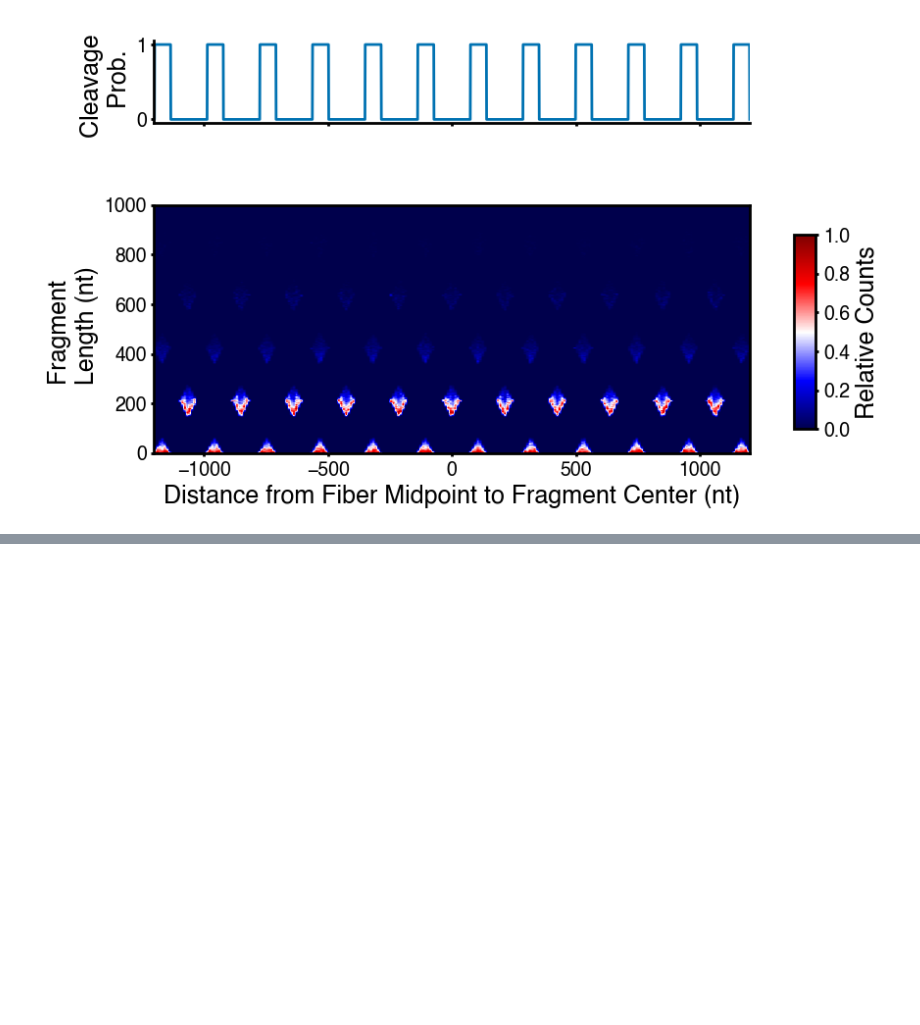
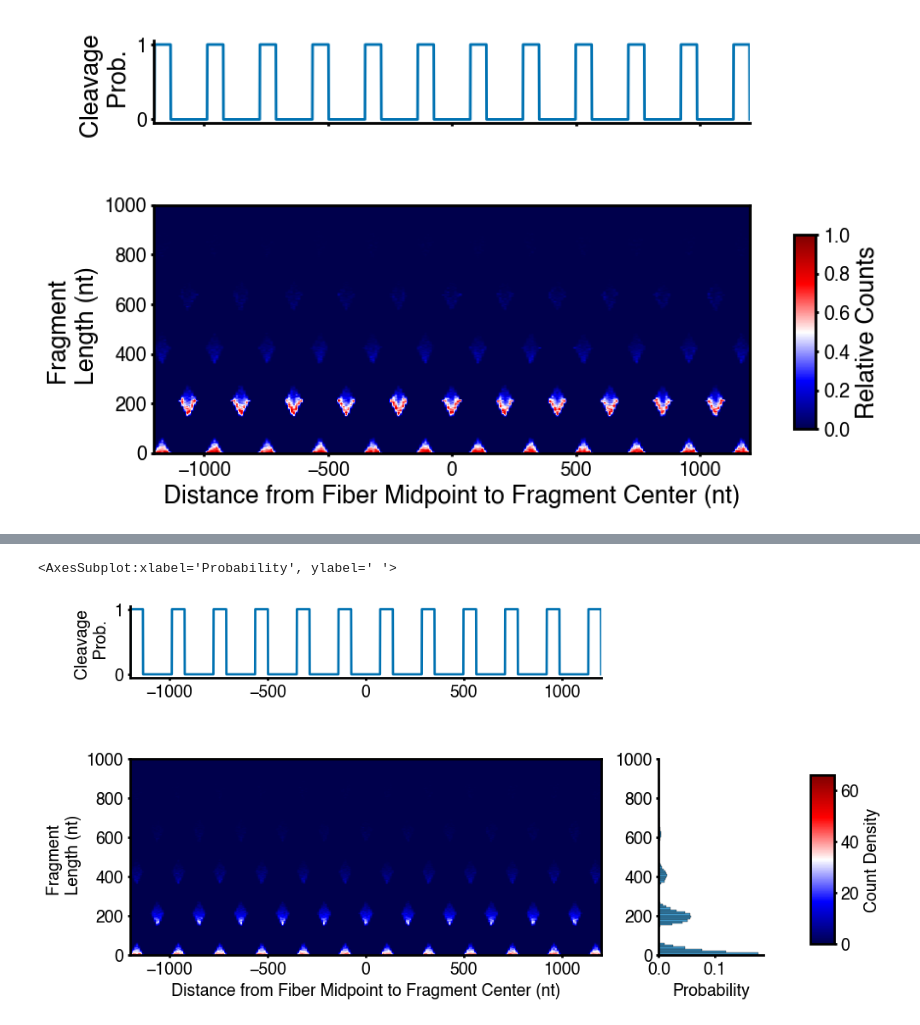
Before and after one commit to arianabrenner/fragments_from_footprinting, a Jupyter notebook: implement_fragments_from_footprinting.ipynb, the cells around one changed output, grey strips where cells are left out. Saved outputs shown, nothing was run; the diff lists cells and outputs as text; code cells hidden in the pictures; blank space fills up the shorter version.

```diff
--- a/implement_fragments_from_footprinting.ipynb
+++ b/implement_fragments_from_footprinting.ipynb
@@ -42,5 +18,6 @@ plt.hist(fraglens, bins = 100)
 min_range = -1200
 max_range = 1200
 midpt_bin_width = 10.
+max_frag = 1000
 bin_boundaries = list(np.linspace(min_range,max_range, 1+int((max_range-min_range)/midpt_bin_width)))
 bin_labels = bin_boundaries[:-1]
@@ -274,8 +23,0 @@ int(7.)/2.
-# %%
-min_range = -1200
-max_range = 1200
-min_y_range = 0.#50.
-max_y_range = 1000.
-matrix = np.load('vplot_arr.npy')
-mat_to_plot = np.flip(vp_data.T)
-im = plt.imshow(mat_to_plot, cmap='seismic', extent = [min_range, max_range, min_y_range, max_y_range])
@@ -358,6 +95,5 @@ frag_lens_all_trials[frag_lens_all_trials<20]
 # %%
-# a = v_plot_empty.T
-# vplot_norm = a/np.sum(a)
+data_for_hist = pd.DataFrame(fm[fm.frag_len<max_frag].frag_len)
 mpl.rcParams['xtick.labelsize'] = 14
 mpl.rcParams['ytick.labelsize'] = 14
 mpl.rcParams['axes.titlesize'] = 14
@@ -382,31 +118,34 @@ ax2[1].spines['top'].set_visible(False)
 ax1[1].clear()
 ax1[1].axis("off")
 ax1[1].set_visible(False)
 ax1[1].remove()
 
-im = ax2[0].imshow(mat_to_plot, cmap='seismic', extent = [min_range, max_range, min_y_range, max_y_range], aspect=1)
+im = ax2[0].imshow(np.flip(vp_data.T), cmap='seismic', extent = [min_range, max_range, 0, max_frag], aspect=1)
 ax2[0].set_xlabel('Distance from Fiber Midpoint to Fragment Center (nt)')
 ax2[0].set_ylabel('Fragment \n Length (nt)')
 fig.subplots_adjust(right=0.8)
 cbar_ax = fig.add_axes([0.85, 0.22, 0.025, 0.33])
 cbar = fig.colorbar(im, ax=ax2[0], cax=cbar_ax)#shrink=0.35)
 cbar.set_label('Count Density')
 
 # Set shared axes
 ax1[0].sharex(ax2[0])
 ax2[1].sharey(ax2[0])
 
 # asp = np.diff(ax2[1].get_xlim())[0] / np.diff(ax2[1].get_xlim())[0]
 # ax2[1].set_aspect(asp)
 # asp = np.diff(ax2[1].get_xlim())[0] / np.diff(ax2[1].get_ylim())[0]
 # asp /= np.abs(np.diff(ax2[0].get_xlim())[0] / np.diff(ax2[0].get_ylim())[0])
 # ax2[1].set_aspect(asp)
 
 # Got scaled value by guessing and checking.
 ax2[1].set_box_aspect(1.875)
 
 ax2[1].set_ylabel(' ')
 sns.histplot(data=data_for_hist, y = 'frag_len', bins=100, stat= 'probability', ax=ax2[1])#, element="poly")
 # plt.tight_layout()
 
 # plt.savefig(data_fold+'temp.pdf')
+# %% [output]
+<AxesSubplot:xlabel='Probability', ylabel=' '>
+[figure, added]
```
Also changed, not shown: parts of 72 cells of this notebook.
